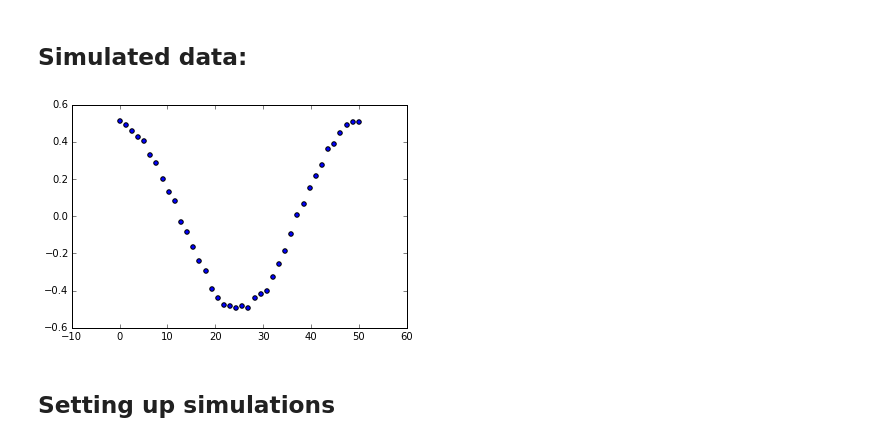
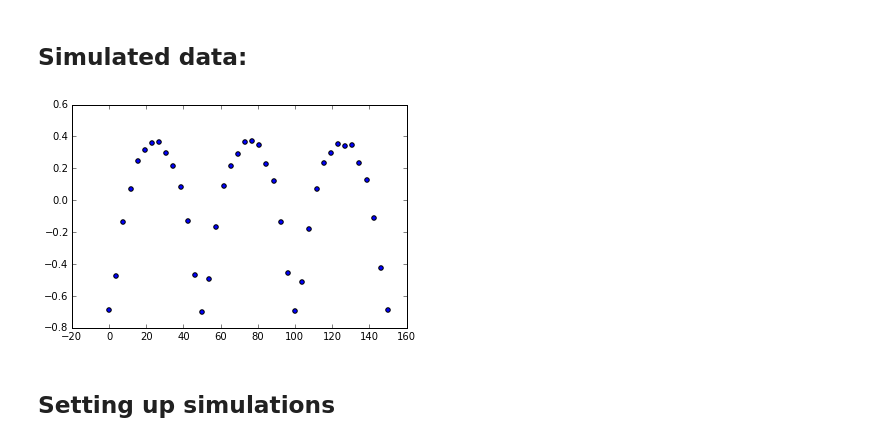
Before and after one commit to toni88x/rebound, a Jupyter notebook: python_examples/LangevinMCMC-2nd-logp-proposal.ipynb, the cells around one changed output. Saved outputs shown, nothing was run; the diff lists cells and outputs as text; code cells hidden in the pictures.

```diff
--- a/python_examples/LangevinMCMC-2nd-logp-proposal.ipynb
+++ b/python_examples/LangevinMCMC-2nd-logp-proposal.ipynb
@@ -18,12 +19,37 @@ Simulation time:        0.000000
 # %% [markdown]
 ## Simulated data:
-# %%
-data_N = 40
-data_t = np.linspace(0.,50.,data_N)+0.0005*np.random.rand(data_N)
-data_rv = 0.500883379885605*(np.sin(2.*np.pi*data_t/50.+np.pi/2.)+0.1*(np.random.rand(data_N)-0.5))
-plt.scatter(data_t, data_rv);
-# %% [output]
-[figure, removed]
+# %%
+def particleSetup(cart):
+    if len(cart)==4:
+        return r.Particle(primary=r.particles[0],a=cart[0],e=np.power(10.,cart[1]),anom=cart[2],omega=cart[3])
+    elif len(cart)==2:
+        return r.Particle(primary=r.particles[0],a=cart[0],e=(np.tanh(cart[1])+1.)/2.,anom=0.,omega=-np.pi/2.)
+    elif len(cart)==3:
+        omega = np.arctan2(cart[2],cart[1])
+        e = np.power(cart[1]**2+cart[2]**2,1./2.)/(100.)
+        return r.Particle(primary=r.particles[0],a=cart[0],e=e, anom=0.,omega=omega)
+    else:
+        return r.Particle(primary=r.particles[0],a=cart[0],e=0.,anom=0.,omega=-np.pi/2.)
+
+def getRV(cart):
+    r.reset()
+    r.N_megnopp = N_param
+    r.add(m=1.)
+    r.add(particleSetup(cart))
+    ps = r.particles
+    rvs = np.zeros(len(data_t))
+    for i,t in enumerate(data_t):
+        r.integrate(t)
+        rvs[i] = ps[1].vx
+    return rvs
+
+a_real = [4.0,-.5,0,np.pi/2.]
+data_N = 40
+data_t = np.linspace(0.,150.,data_N)+0.0005*np.random.rand(data_N)
+data_rv = getRV(a_real)+0.05*(np.random.rand(data_N)-0.5)
+plt.scatter(data_t, data_rv);
+# %% [output]
+[figure, added]
 # %% [markdown]
 ## Setting up simulations
 # %%
```
Also changed, not shown: parts of 3 cells of this notebook.
